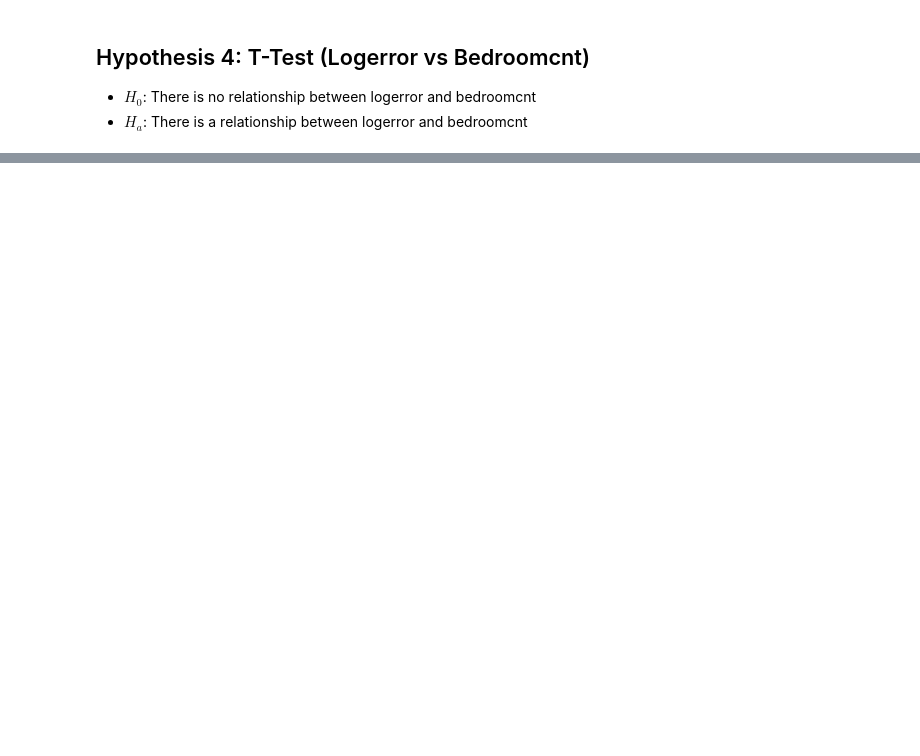
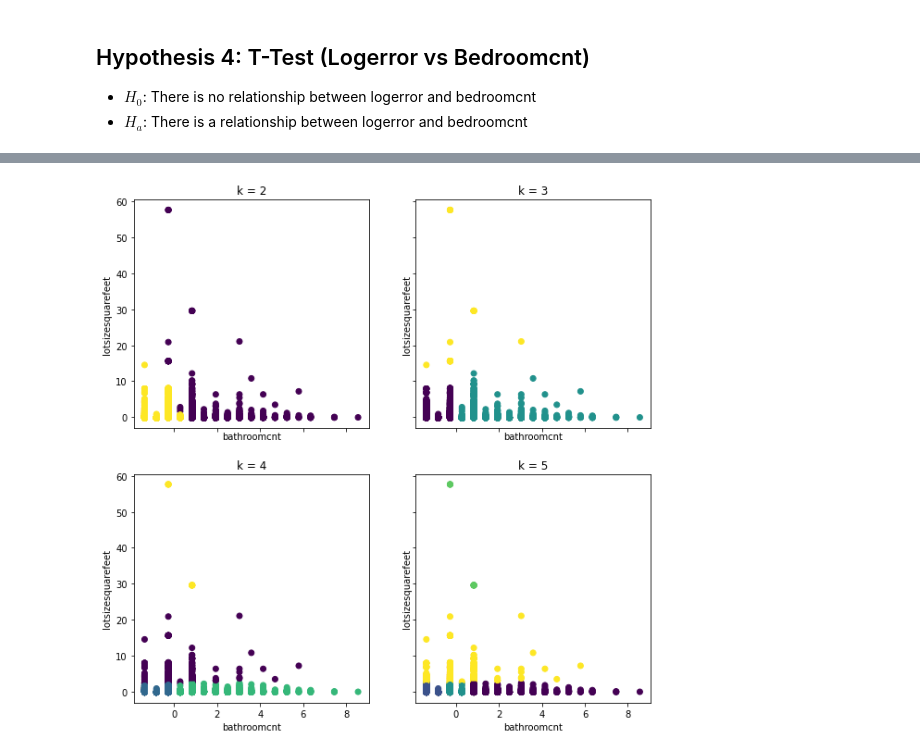
Before and after one commit to randyfrench/clustering-project-zillow, a Jupyter notebook: clustering_zillow_project.ipynb, the cells around one changed output, grey strips where cells are left out. Saved outputs shown, nothing was run; the diff lists cells and outputs as text; code cells hidden in the pictures; blank space fills up the shorter version.

```diff
--- a/clustering_zillow_project.ipynb
+++ b/clustering_zillow_project.ipynb
@@ -452,5 +556,5 @@ There are relationships between these features and logerror.
 # %%
 #chose variables for this possible cluster
-X = train[['calculatedfinishedsquarefeet', 'taxamount']]
+X = train[['bathroomcnt', 'lotsizesquarefeet']]
 #take a look
 X.head()
@@ -533,0 +595,6 @@ stats.levene(train[train.bedroomcnt > 5].logerror, train[train.bedroomcnt <= 5].
+# %%
+#use scatter_plot function from explore.py
+#this will show you different clusters with varying k values
+wz.scatter_plots(X_scaled, col_name='bathroomcnt', col_name_two='lotsizesquarefeet')
+# %% [output]
+[figure, added]
```
Also changed, not shown: parts of 117 cells of this notebook, 1 other file.
